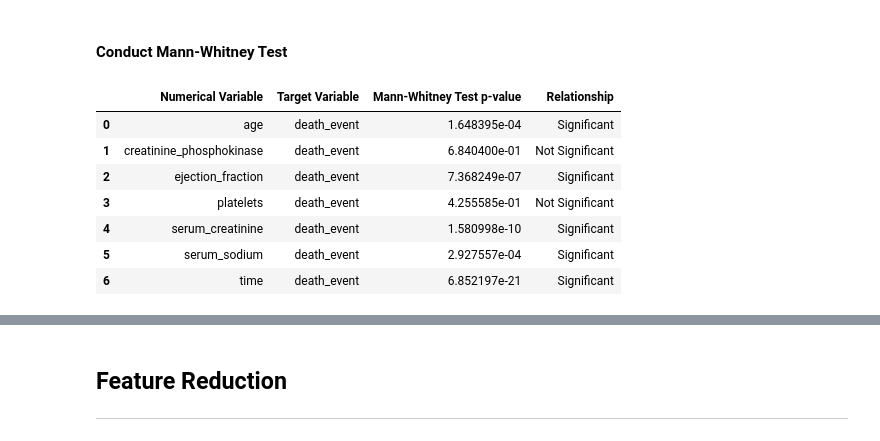
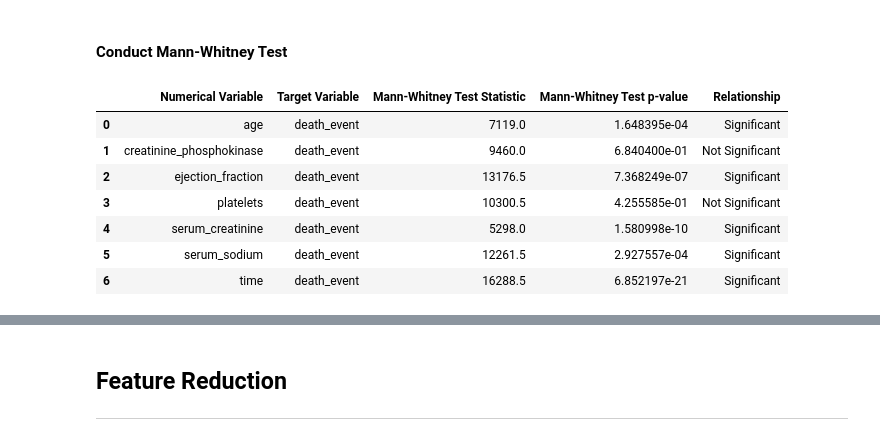
Before and after one commit to thisishasan/slda, a Jupyter notebook: code.ipynb, the cells around one changed output, grey strips where cells are left out. Cells and saved outputs as stored; diff of their text form; code cells hidden in the pictures.

```diff
--- a/code.ipynb
+++ b/code.ipynb
@@ -158,7 +158,7 @@ dtype: int64
 #### Higher unique values represents Numerical Variables and Lower unique values represents Categorical Variables
 # %%
 numerical_vars = ['age', 'creatinine_phosphokinase', 'ejection_fraction', 'platelets', 'serum_creatinine', 'serum_sodium', 'time']
-categorical_vars = ['anaemia', 'diabetes', 'high_blood_pressure', 'sex', 'smoking', 'death_event']
+categorical_vars = ['anaemia', 'diabetes', 'high_blood_pressure', 'sex', 'smoking']
 # %% [markdown]
 ### Set Target Variable 'death_event'
 # %%
@@ -374,26 +371,27 @@ display(categorical_associations_df)
 # %%
 group_comparisons = []
 significance_level = 0.05
 for num_var in numerical_vars:
     for tar_var in target_vars:
         group_0 = df[df[tar_var] == 0][num_var].dropna()
         group_1 = df[df[tar_var] == 1][num_var].dropna()
         mw_stat, mw_p = mannwhitneyu(group_0, group_1)
         group_comparisons.append({
             "Numerical Variable": num_var,
             "Target Variable": tar_var,
+            "Mann-Whitney Test Statistic": mw_stat,
             "Mann-Whitney Test p-value": mw_p,
             "Relationship": "Significant" if mw_p < significance_level else "Not Significant"
         })
 
 group_comparisons_df = pd.DataFrame(group_comparisons)
 display(group_comparisons_df)
 # %% [output]
-|  | Numerical Variable | Target Variable | Mann-Whitney Test p-value | Relationship |
-| 0 | age | death_event | 1.648395e-04 | Significant |
-| 1 | creatinine_phosphokinase | death_event | 6.840400e-01 | Not Significant |
-| 2 | ejection_fraction | death_event | 7.368249e-07 | Significant |
-| 3 | platelets | death_event | 4.255585e-01 | Not Significant |
-| 4 | serum_creatinine | death_event | 1.580998e-10 | Significant |
-| 5 | serum_sodium | death_event | 2.927557e-04 | Significant |
-| 6 | time | death_event | 6.852197e-21 | Significant |
+|  | Numerical Variable | Target Variable | Mann-Whitney Test Statistic | Mann-Whitney Test p-value | Relationship |
+| 0 | age | death_event | 7119.0 | 1.648395e-04 | Significant |
+| 1 | creatinine_phosphokinase | death_event | 9460.0 | 6.840400e-01 | Not Significant |
+| 2 | ejection_fraction | death_event | 13176.5 | 7.368249e-07 | Significant |
+| 3 | platelets | death_event | 10300.5 | 4.255585e-01 | Not Significant |
+| 4 | serum_creatinine | death_event | 5298.0 | 1.580998e-10 | Significant |
+| 5 | serum_sodium | death_event | 12261.5 | 2.927557e-04 | Significant |
+| 6 | time | death_event | 16288.5 | 6.852197e-21 | Significant |
```
Also changed, not shown: parts of 13 cells of this notebook.
